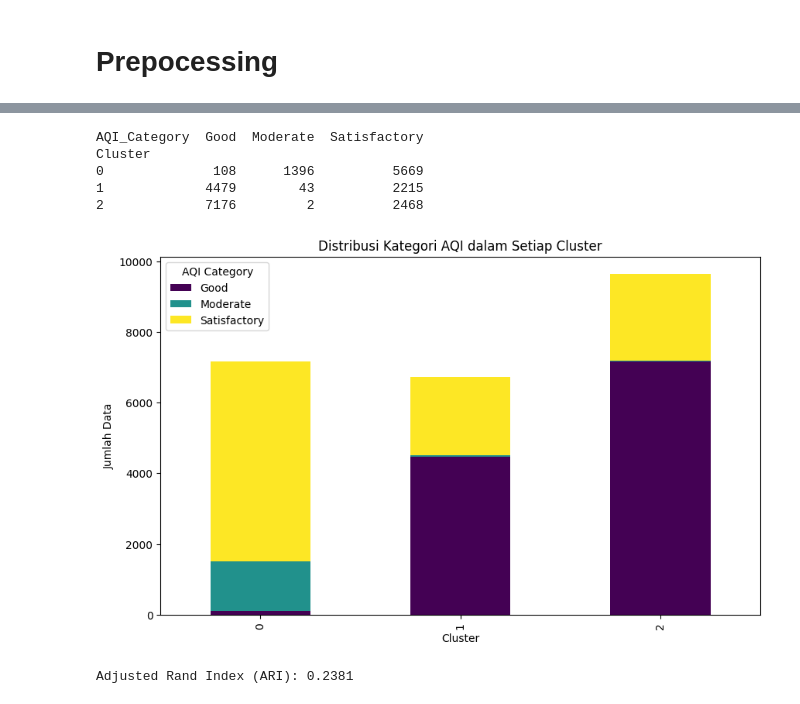
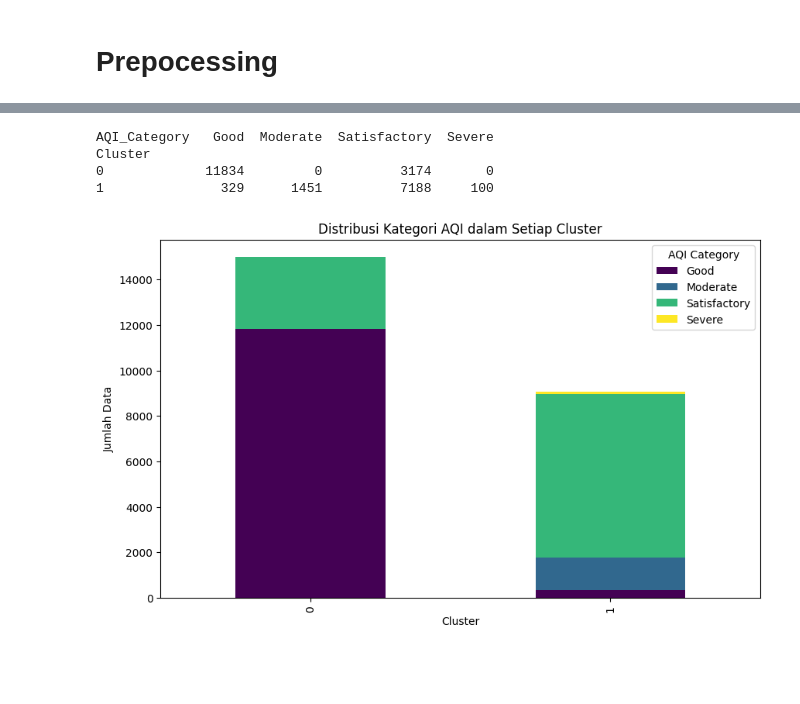
Before and after one commit to muhammadzuama/AirQualityCluster, a Jupyter notebook: dataset1/Copy_of_kmeans copy 3.ipynb, the cells around one changed output, grey strips where cells are left out. Cells and saved outputs as stored; diff of their text form; code cells hidden in the pictures; blank space fills up the shorter version.

```diff
--- a/dataset1/Copy_of_kmeans copy 3.ipynb
+++ b/dataset1/Copy_of_kmeans copy 3.ipynb
@@ -312,59 +317,0 @@ Davies-Bouldin Index: 1.030346354353812
-# %%
-def aqi_pm25(value):
-    if value <= 30: return "Good"
-    elif value <= 60: return "Satisfactory"
-    elif value <= 90: return "Moderate"
-    elif value <= 120: return "Poor"
-    elif value <= 250: return "Very Poor"
-    else: return "Severe"
-
-# Fungsi kategori AQI PM10
-def aqi_pm10(value):
-    if value <= 50: return "Good"
-    elif value <= 100: return "Satisfactory"
-    elif value <= 250: return "Moderate"
-    elif value <= 350: return "Poor"
-    elif value <= 430: return "Very Poor"
-    else: return "Severe"
-
-# Tentukan AQI akhir (ambil kategori terburuk antara PM2.5 & PM10)
-def calculate_aqi(row):
-    cat_pm25 = aqi_pm25(row["PM2.5 (ug/m3)"])
-    cat_pm10 = aqi_pm10(row["PM10 (ug/m3)"])
-    categories = ["Good", "Satisfactory", "Moderate", "Poor", "Very Poor", "Severe"]
-    return max([cat_pm25, cat_pm10], key=lambda x: categories.index(x))
-
-# Tambahkan kategori AQI
-X_train["AQI_Category"] = X_train.apply(calculate_aqi, axis=1)
-
-# Crosstab cluster vs AQI
-cluster_summary = pd.crosstab(X_train["Cluster"], X_train["AQI_Category"])
-print(cluster_summary)
-
-# Plot distribusi
-cluster_summary.plot(kind="bar", stacked=True, figsize=(10,6), colormap="viridis")
-plt.title("Distribusi Kategori AQI dalam Setiap Cluster")
-plt.xlabel("Cluster"); plt.ylabel("Jumlah Data")
-plt.legend(title="AQI Category")
-plt.show()
-# %% [output]
-AQI_Category  Good  Moderate  Satisfactory
-Cluster
-0              108      1396          5669
-1             4479        43          2215
-2             7176         2          2468
-[figure, removed]
-# %%
-from sklearn.metrics import adjusted_rand_score
-
-# Label asli = kategori AQI
-true_labels = X_train["AQI_Category"]
-
-# Label hasil clustering
-pred_labels = X_train["Cluster"]
-
-# Hitung ARI
-ari_score = adjusted_rand_score(true_labels, pred_labels)
-print(f"Adjusted Rand Index (ARI): {ari_score:.4f}")
-# %% [output]
-Adjusted Rand Index (ARI): 0.2381
@@ -370,0 +366,18 @@ Adjusted Rand Index (ARI): 0.2381
+# %%
+# Crosstab cluster vs AQI Category
+cluster_summary = pd.crosstab(X_train["Cluster"], X_train["AQI_Category"])
+print(cluster_summary)
+
+# Plot stacked bar
+cluster_summary.plot(kind="bar", stacked=True, figsize=(10,6), colormap="viridis")
+plt.title("Distribusi Kategori AQI dalam Setiap Cluster")
+plt.xlabel("Cluster")
+plt.ylabel("Jumlah Data")
+plt.legend(title="AQI Category")
+plt.show()
+# %% [output]
+AQI_Category   Good  Moderate  Satisfactory  Severe
+Cluster
+0             11834         0          3174       0
+1               329      1451          7188     100
+[figure, added]
```
Also changed, not shown: parts of 16 cells of this notebook, 2 other files.
